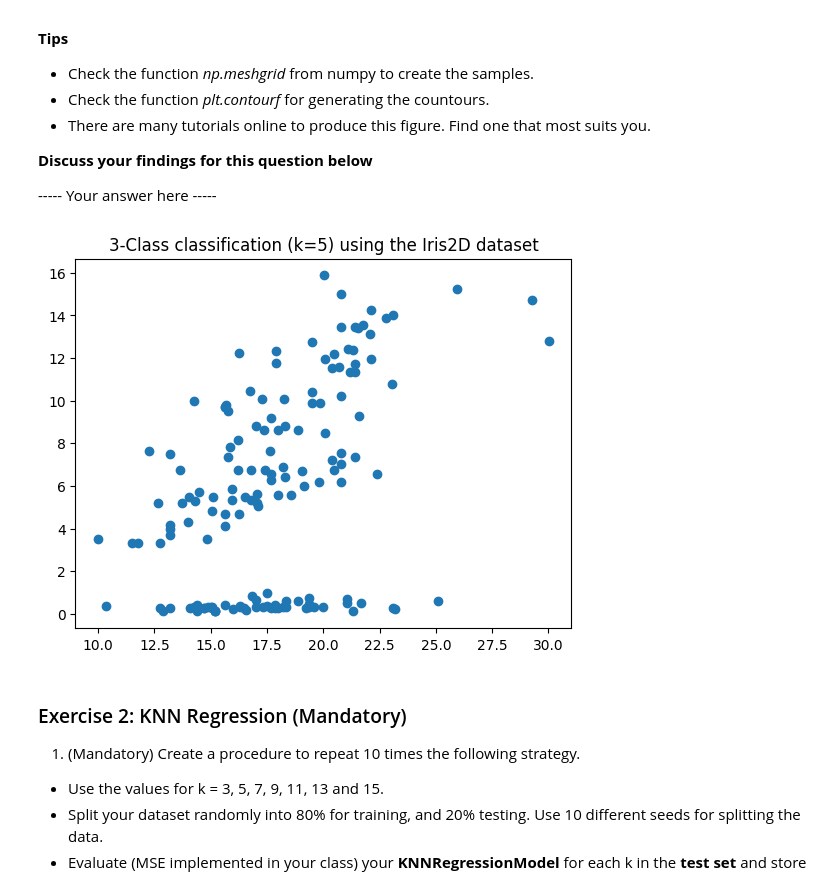
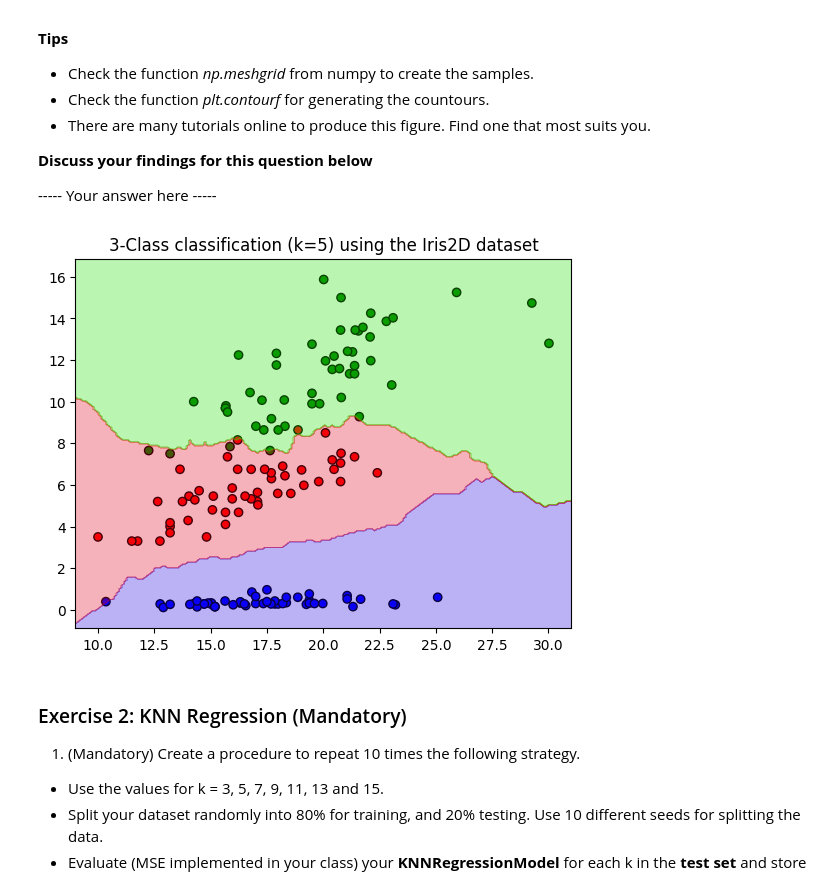
Before and after one commit to SuyashMullick/2DV516-Assignments, a Jupyter notebook: A1/Assignment 1/A1.ipynb, the cells around one changed output. Saved outputs shown, nothing was run; the diff lists cells and outputs as text; code cells hidden in the pictures.

Commit message:
Added create_mesh() function, completed Ex 1

```diff
--- a/A1/Assignment 1/A1.ipynb
+++ b/A1/Assignment 1/A1.ipynb
@@ -97,39 +97,64 @@ plt.show()
 **Discuss your findings for this question below**
 
 ----- Your answer here -----
+# %%
+def create_mesh(X_train, mesh_resolution):
+    """
+    Creates mesh with the provided range and number of points.
+
+    Parameters:
+    X_train (array-like): Training data with shape (n_samples, 2).
+                          Contains the two features to mesh.
+    mesh_resolution (int): Number of points along each grid axis.
+
+    Returns:
+    mesh_points (numpy.ndarray): Flattened grid points as (mesh_resolution^2, 2) array.
+    xx_1 (numpy.ndarray): Meshgrid coordinates for first feature (mesh_resolution, mesh_resolution).
+    xx_2 (numpy.ndarray): Meshgrid coordinates for second feature (mesh_resolution, mesh_resolution).
+    """
+    x1_range = np.linspace(X_train[:,0].min() - 1, X_train[:,0].max() + 1, mesh_resolution)
+    x2_range = np.linspace(X_train[:,1].min() - 1, X_train[:,1].max() + 1, mesh_resolution)
+
+    xx_1, xx_2 = np.meshgrid(x1_range, x2_range)
+    mesh_points = np.column_stack((xx_1.ravel(), xx_2.ravel()))
+    return mesh_points, xx_1, xx_2
 # %%
 # Load dataset
 iris_data = np.loadtxt('IrisDataset.csv', delimiter=',', skiprows=1, dtype=str)
 X = iris_data[:,:4].astype(float)
 
 # Convert dataset to contain sepal area & petal area
 X_train = np.column_stack((X[:,0]*X[:,1], X[:,2]*X[:,3]))
 y_train = iris_data[:,4]
 
-sepal_area_range = np.linspace(X_train[:,0].min(), X_train[:,0].max(), 200)
-petal_area_range = np.linspace(X_train[:,1].min(), X_train[:,1].max(), 200)
-
-xx_sepal, xx_petal = np.meshgrid(sepal_area_range, petal_area_range)
-X_test = np.column_stack((xx_sepal.ravel(), xx_petal.ravel()))
+# Create mesh
+mesh_points, xx_1, xx_2 = create_mesh(X_train, 200)
 
 # Normalize data
 X_train_normalized, train_mean, train_std = normalize(X_train)
-X_test_normalized, _, _ = normalize(X_test, train_mean, train_std)
+mesh_points_normalized, _, _ = normalize(mesh_points, train_mean, train_std)
 
 # Choose k & load model
 k = 5
 kNNClassificationModel = MlM.KNNClassificationModel(k)
 
 # Fit and predict data
 kNNClassificationModel.fit(X_train_normalized, y_train)
-predictions = kNNClassificationModel.predict(X_test_normalized)
+mesh_predictions = kNNClassificationModel.predict(mesh_points_normalized)
+
+label_to_num = {"Iris-setosa": 0, "Iris-versicolor": 1, "Iris-virginica": 2}
+mesh_z = np.array([label_to_num[pred] for pred in mesh_predictions]).reshape(xx_1.shape)
+
+species_color = {"Iris-setosa": "blue", "Iris-versicolor": "red", "Iris-virginica": "green"}
 
 # Plot data
-plt.scatter(X_train[:,0],X_train[:,1])
+colors = [species_color[label] for label in y_train]
+plt.scatter(X_train[:,0], X_train[:,1], c=colors, edgecolor='k')
+plt.contourf(xx_1, xx_2, mesh_z, alpha=0.3, cmap=plt.cm.brg)
 plt.title(f"3-Class classification (k={k}) using the Iris2D dataset")
 plt.show()
 # %% [output]
-[figure, old version]
+[figure, new version]
 # %% [markdown]
 ### Exercise 2: KNN Regression (Mandatory)
 
```
Also changed, not shown: parts of 4 cells of this notebook.
